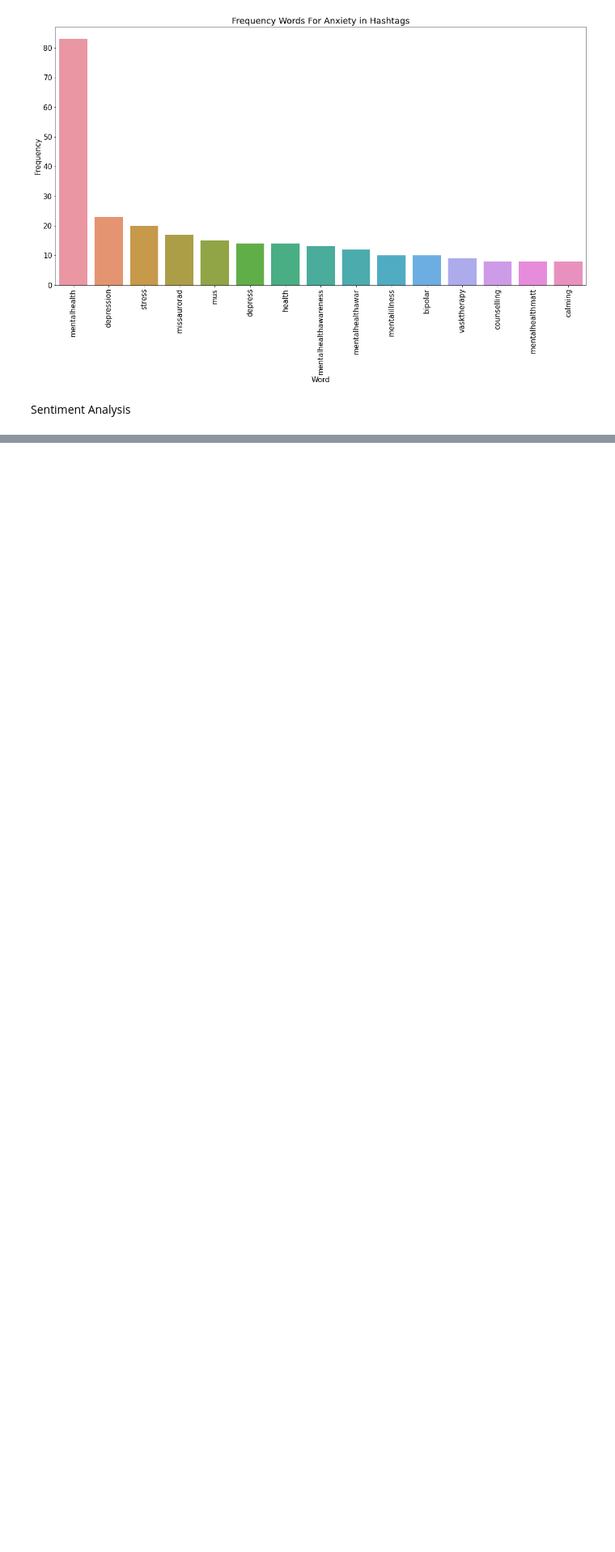
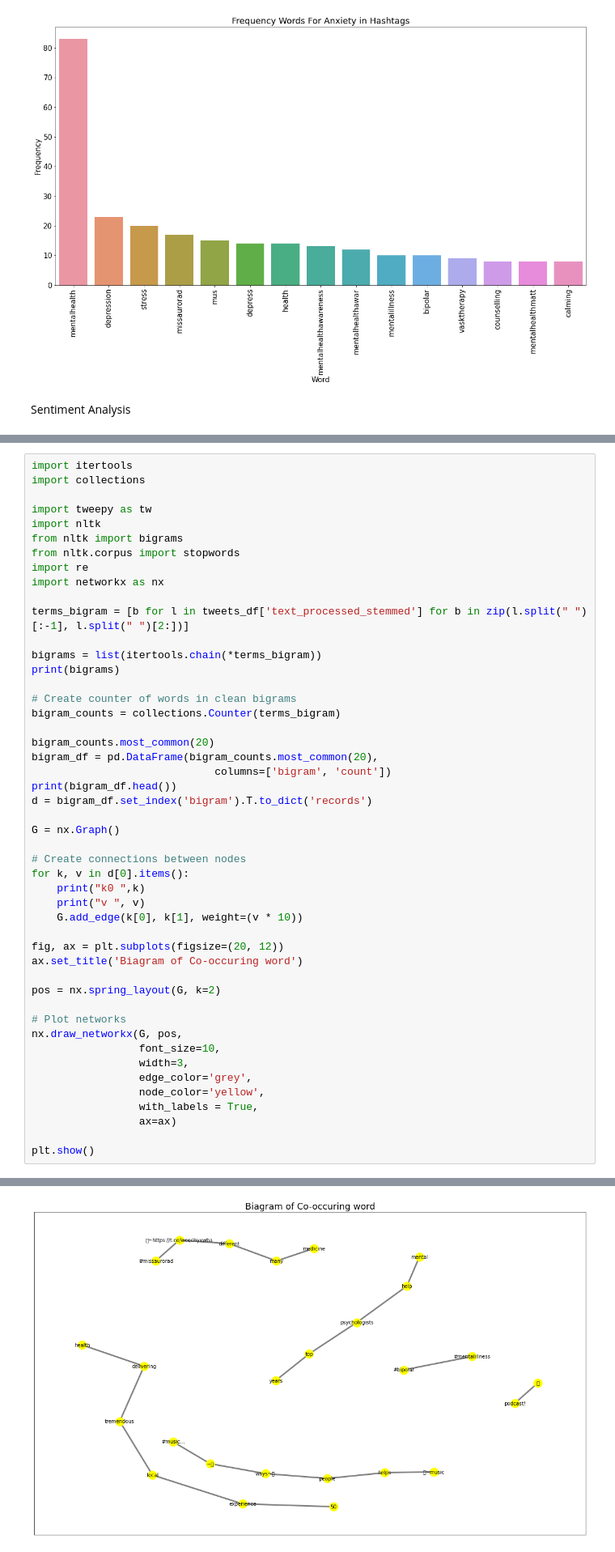
Before and after one commit to claredavies/DataScienceCoursework, a Jupyter notebook: DataScience3Twitter.ipynb, the cells around one changed output, grey strips where cells are left out. Shown: that part at 81% size. Cells and saved outputs as stored; diff of their text form; blank space fills up the shorter version.

Commit message:
Added Network analysis but links and emojis need to be removed

```diff
--- a/DataScience3Twitter.ipynb
+++ b/DataScience3Twitter.ipynb
@@ -241,0 +242,49 @@ plt.show()
+# %%
+import itertools
+import collections
+
+import tweepy as tw
+import nltk
+from nltk import bigrams
+from nltk.corpus import stopwords
+import re
+import networkx as nx
+
+terms_bigram = [b for l in tweets_df['text_processed_stemmed'] for b in zip(l.split(" ")[:-1], l.split(" ")[2:])]
+
+bigrams = list(itertools.chain(*terms_bigram))
+print(bigrams)
+
+# Create counter of words in clean bigrams
+bigram_counts = collections.Counter(terms_bigram)
+
+bigram_counts.most_common(20)
+bigram_df = pd.DataFrame(bigram_counts.most_common(20),
+                             columns=['bigram', 'count'])
+print(bigram_df.head())
+d = bigram_df.set_index('bigram').T.to_dict('records')
+
+G = nx.Graph()
+
+# Create connections between nodes
+for k, v in d[0].items():
+    print("k0 ",k)
+    print("v ", v)
+    G.add_edge(k[0], k[1], weight=(v * 10))
+
+fig, ax = plt.subplots(figsize=(20, 12))
+ax.set_title('Biagram of Co-occuring word')
+
+pos = nx.spring_layout(G, k=2)
+
+# Plot networks
+nx.draw_networkx(G, pos,
+                 font_size=10,
+                 width=3,
+                 edge_color='grey',
+                 node_color='yellow',
+                 with_labels = True,
+                 ax=ax)
+
+plt.show()
+# %% [output]
@@ -241,0 +308 @@ plt.show()
+[figure, added]
```
Also changed, not shown: parts of 5 cells of this notebook.
